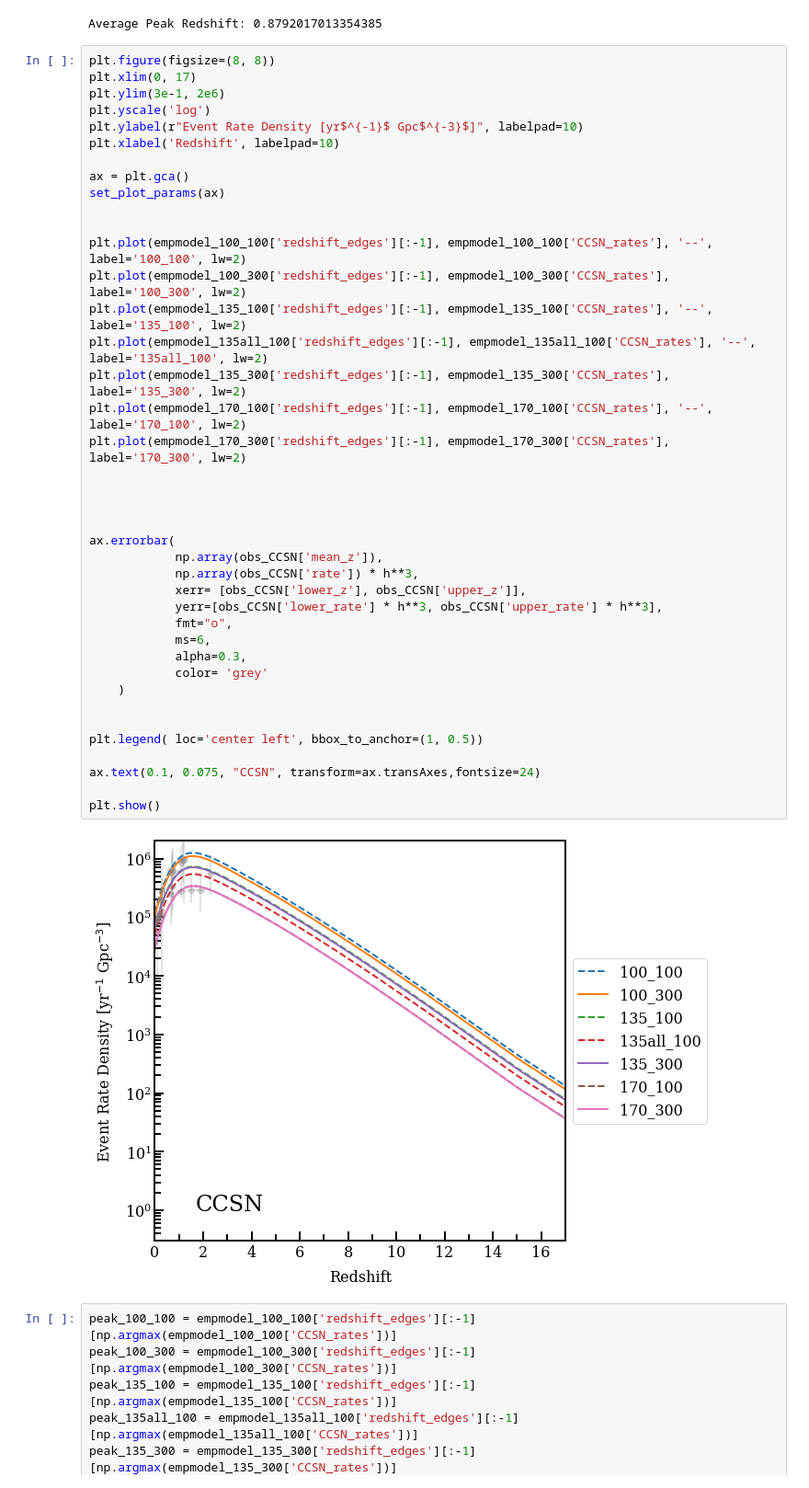
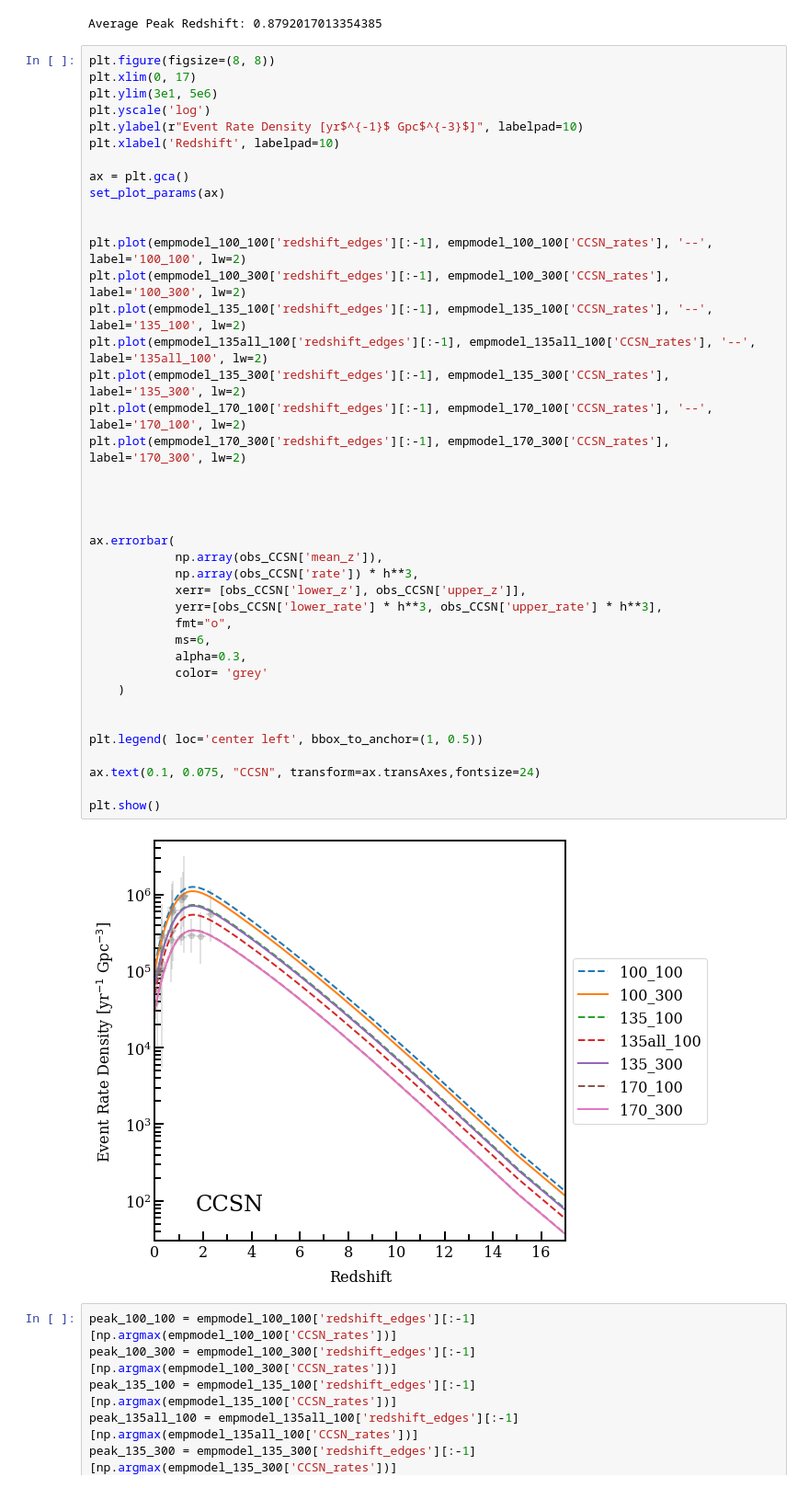
Before and after one commit to NicholaCharlton/Y4_Project, a Jupyter notebook: Dillon/Semester 2/EmpModel Ia + CCSN Plots + Peaks .ipynb, the cells around one changed output. Shown at 92% size. Drawn from its saved outputs; the diff is of its cells as text.

```diff
--- a/Dillon/Semester 2/EmpModel Ia + CCSN Plots + Peaks .ipynb
+++ b/Dillon/Semester 2/EmpModel Ia + CCSN Plots + Peaks .ipynb
@@ -128,7 +128,7 @@ Average Peak Redshift: 0.8792017013354385
 # %%
 plt.figure(figsize=(8, 8))
 plt.xlim(0, 17)
-plt.ylim(3e-1, 2e6)
+plt.ylim(3e1, 5e6)
 plt.yscale('log')
 plt.ylabel(r"Event Rate Density [yr$^{-1}$ Gpc$^{-3}$]", labelpad=10)
 plt.xlabel('Redshift', labelpad=10)
@@ -139,34 +139,34 @@ set_plot_params(ax)
 
 plt.plot(empmodel_100_100['redshift_edges'][:-1], empmodel_100_100['CCSN_rates'], '--', label='100_100', lw=2)
 plt.plot(empmodel_100_300['redshift_edges'][:-1], empmodel_100_300['CCSN_rates'], label='100_300', lw=2)
 plt.plot(empmodel_135_100['redshift_edges'][:-1], empmodel_135_100['CCSN_rates'], '--', label='135_100', lw=2)
 plt.plot(empmodel_135all_100['redshift_edges'][:-1], empmodel_135all_100['CCSN_rates'], '--', label='135all_100', lw=2)
 plt.plot(empmodel_135_300['redshift_edges'][:-1], empmodel_135_300['CCSN_rates'], label='135_300', lw=2)
 plt.plot(empmodel_170_100['redshift_edges'][:-1], empmodel_170_100['CCSN_rates'], '--', label='170_100', lw=2)
 plt.plot(empmodel_170_300['redshift_edges'][:-1], empmodel_170_300['CCSN_rates'], label='170_300', lw=2)
 
 
 
 
 ax.errorbar(
             np.array(obs_CCSN['mean_z']),
             np.array(obs_CCSN['rate']) * h**3,
             xerr= [obs_CCSN['lower_z'], obs_CCSN['upper_z']],
             yerr=[obs_CCSN['lower_rate'] * h**3, obs_CCSN['upper_rate'] * h**3],
             fmt="o",
             ms=6,
             alpha=0.3,
             color= 'grey'
     )
 
 
 plt.legend( loc='center left', bbox_to_anchor=(1, 0.5))
 
 ax.text(0.1, 0.075, "CCSN", transform=ax.transAxes,fontsize=24)
 
 plt.show()
 # %% [output]
-[figure, old version]
+[figure, new version]
 # %%
 peak_100_100 = empmodel_100_100['redshift_edges'][:-1][np.argmax(empmodel_100_100['CCSN_rates'])]
 peak_100_300 = empmodel_100_300['redshift_edges'][:-1][np.argmax(empmodel_100_300['CCSN_rates'])]
```
Also changed, not shown: parts of 9 cells of this notebook.
